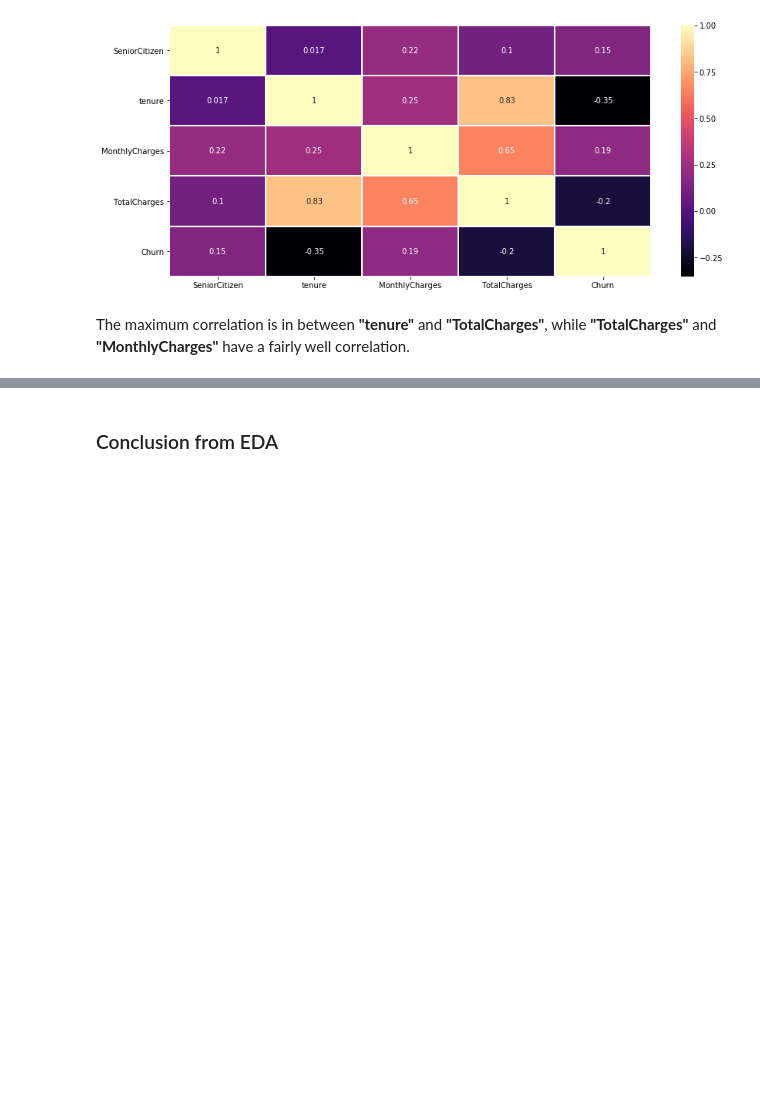
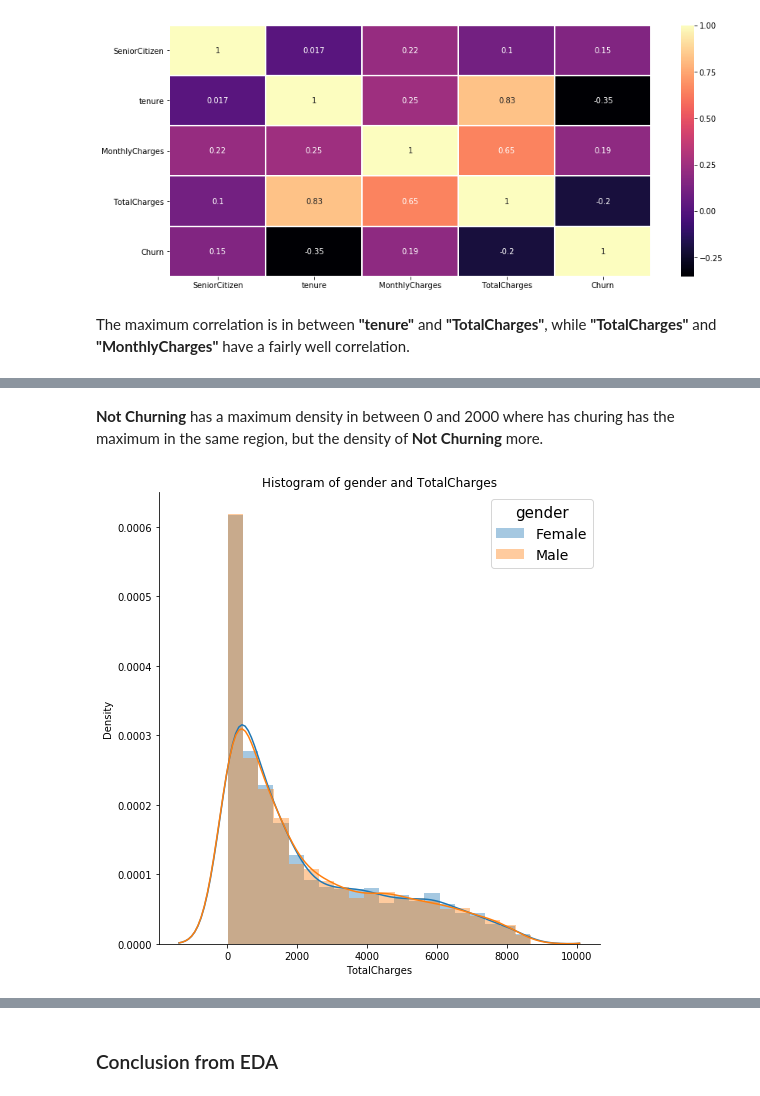
Before and after one commit to cipheraxat/Survival-Analysis, a Jupyter notebook: Abhijit/Telco - EDA.ipynb, the cells around one changed output, grey strips where cells are left out. Cells and saved outputs as stored; diff of their text form; code cells hidden in the pictures; blank space fills up the shorter version.

```diff
--- a/Abhijit/Telco - EDA.ipynb
+++ b/Abhijit/Telco - EDA.ipynb
@@ -210,0 +228,6 @@ The maximum correlation is in between **"tenure"** and **"TotalCharges"**, while
+# %% [markdown]
+**Not Churning** has a maximum density in between 0 and 2000 where has churing has the maximum in the same region, but the density of **Not Churning** more.
+# %%
+plot_sns("gender","TotalCharges")
+# %% [output]
+[figure, added]
```
Also changed, not shown: parts of 9 cells of this notebook.
